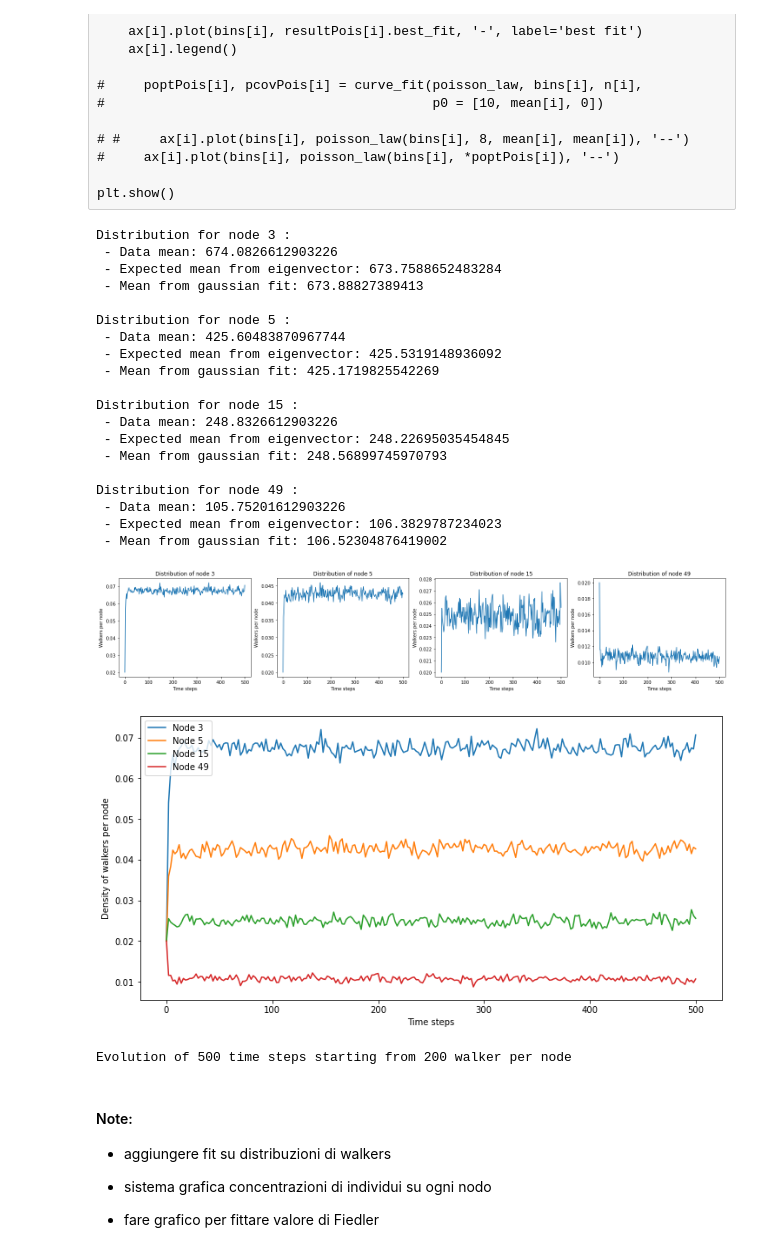
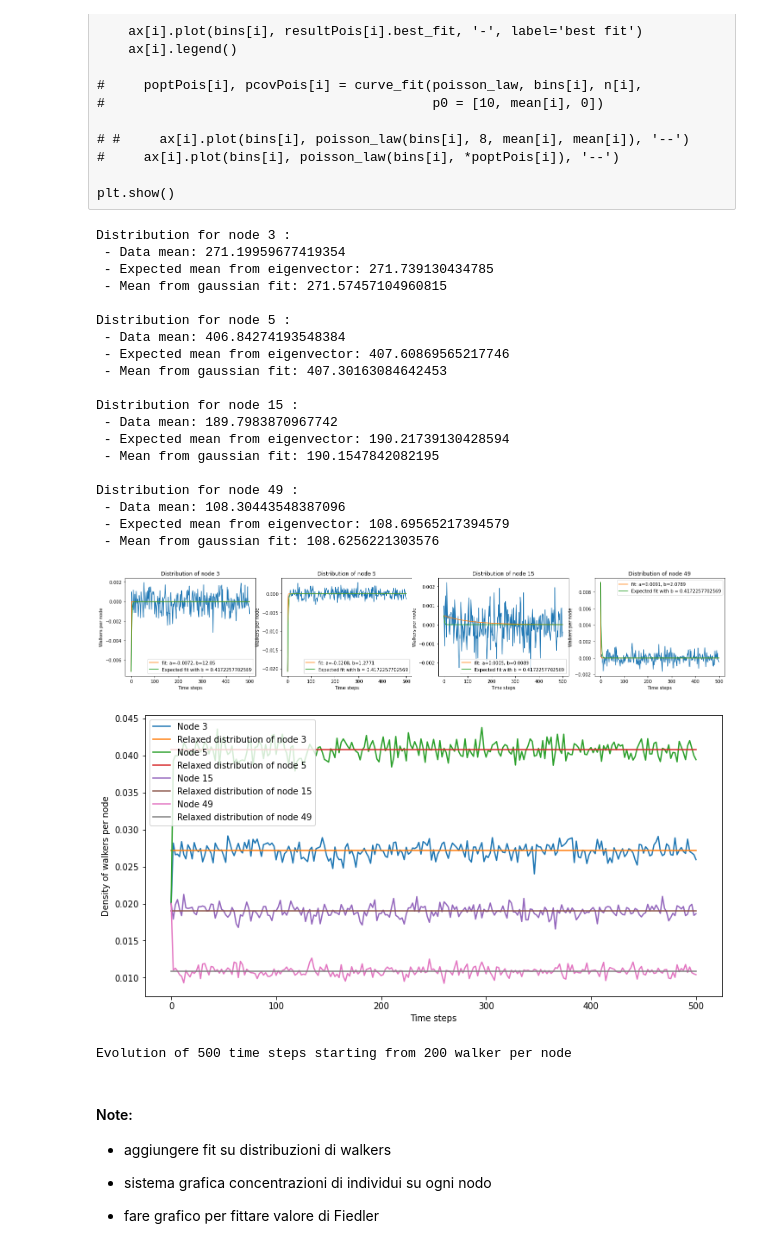
Before and after one commit to Ferri-00/Esame-Complessi, a Jupyter notebook: BarabasiAlbert.ipynb, the cells around one changed output. Saved outputs shown, nothing was run; the diff lists cells and outputs as text; code cells hidden in the pictures.

```diff
--- a/BarabasiAlbert.ipynb
+++ b/BarabasiAlbert.ipynb
@@ -15,7 +15,7 @@ import os
 Creazione del grafo con l'algoritmo di Barabasi-Albert
 # %%
 N = 50
-M = 3
+M = 4
 G = nx.barabasi_albert_graph(N, M)
 # %% [markdown]
 Rappresentazione del grafico
@@ -284,8 +287,8 @@ for i in range(len(nodes)):
                label = f"fit: A={round(poptGaus[i][0])}, mean={round(poptGaus[i][1])}, sigma={round(poptGaus[i][2])}")
     ax[i].legend()
 
-for i in range(len(nodes)):
-        print(stats.chisquare(n[i], gaus_law(bins[i], *poptGaus[i])))
+# for i in range(len(nodes)):
+#         print(stats.chisquare(n[i], gaus_law(bins[i], *poptGaus[i])))
 
 plt.show()
 # %% [output]
@@ -362,55 +363,72 @@ for i in range(len(nodes)):
     print()
 # %% [output]
 Distribution for node 3 :
- - Data mean: 674.0826612903226
- - Expected mean from eigenvector: 673.7588652483284
- - Mean from gaussian fit: 673.88827389413
+ - Data mean: 271.19959677419354
+ - Expected mean from eigenvector: 271.739130434785
+ - Mean from gaussian fit: 271.57457104960815
 
 Distribution for node 5 :
- - Data mean: 425.60483870967744
- - Expected mean from eigenvector: 425.5319148936092
- - Mean from gaussian fit: 425.1719825542269
+ - Data mean: 406.84274193548384
+ - Expected mean from eigenvector: 407.60869565217746
+ - Mean from gaussian fit: 407.30163084642453
 
 Distribution for node 15 :
- - Data mean: 248.8326612903226
- - Expected mean from eigenvector: 248.22695035454845
- - Mean from gaussian fit: 248.56899745970793
+ - Data mean: 189.7983870967742
+ - Expected mean from eigenvector: 190.21739130428594
+ - Mean from gaussian fit: 190.1547842082195
 
 Distribution for node 49 :
- - Data mean: 105.75201612903226
- - Expected mean from eigenvector: 106.3829787234023
- - Mean from gaussian fit: 106.52304876419002
+ - Data mean: 108.30443548387096
+ - Expected mean from eigenvector: 108.69565217394579
+ - Mean from gaussian fit: 108.6256221303576
 # %%
+def exp_law(x, a, b):
+    return a*np.exp(-b*x)
+
+popt = [0]*len(nodes)
+pcov = [0]*len(nodes)
+
 fig, ax = plt.subplots(nrows = 1, ncols = len(nodes), figsize=(6*len(nodes), 4))
 
 time_range = hMean
 index = np.arange(0, len(time_range), 2)
 
 for i in range(len(nodes)):
-    ax[i].plot(index, [time_range[ind][nodes[i]] for ind in index])
+    y = [time_range[ind][nodes[i]] - pSNorm[nodes[i]] for ind in index]
+
+    popt[i], pcov[i] = curve_fit(exp_law, index[:20], y[:20],
+                                 p0=[1, FiedlerValue])
+
+    ax[i].plot(index, y)
+    ax[i].plot(index, exp_law(index, *popt[i]), '-',
+               label = f"fit: a={round(popt[i][0],4)}, b={round(popt[i][1],4)}")
+    ax[i].plot(index, exp_law(index, popt[i][0], FiedlerValue), '-',
+               label = f"Expected fit with b = {FiedlerValue}")
+
     ax[i].set_title(f"Distribution of node {nodes[i]}")
+    ax[i].set_xlabel("Time steps")
     ax[i].set_ylabel("Walkers per node")
-    ax[i].set_xlabel("Time steps")
+    ax[i].legend()
 
 plt.show()
 # %% [output]
-[figure, old version]
+[figure, new version]
 # %%
 fig, ax = plt.subplots(nrows = 1, ncols = 1, figsize=(12,1.5*len(nodes)))
 
 for i in nodes: #list(G.nodes)[0:3]:
-    plt.plot(index, [time_range[ind][i] for ind in index], label = f"Node {i}")
-#     plt.plot(index, [time_range[ind][i] for ind in index])
+    ax.plot(index, [time_range[ind][i] for ind in index], label = f"Node {i}")
+    ax.plot(index, [pSNorm[i]]*len(index), label = f"Relaxed distribution of node {i}")
 
 ax.set_xlabel("Time steps")
 ax.set_ylabel("Density of walkers per node")
 ax.legend()
 
 plt.show()
 
 print(f"Evolution of {time_steps} time steps starting from {walker_per_node} walker per node")
 # %% [output]
-[figure, old version]
+[figure, new version]
 Evolution of 500 time steps starting from 200 walker per node
 # %% [markdown]
 #### Note:
```
Also changed, not shown: parts of 12 cells of this notebook, 8 other files.
